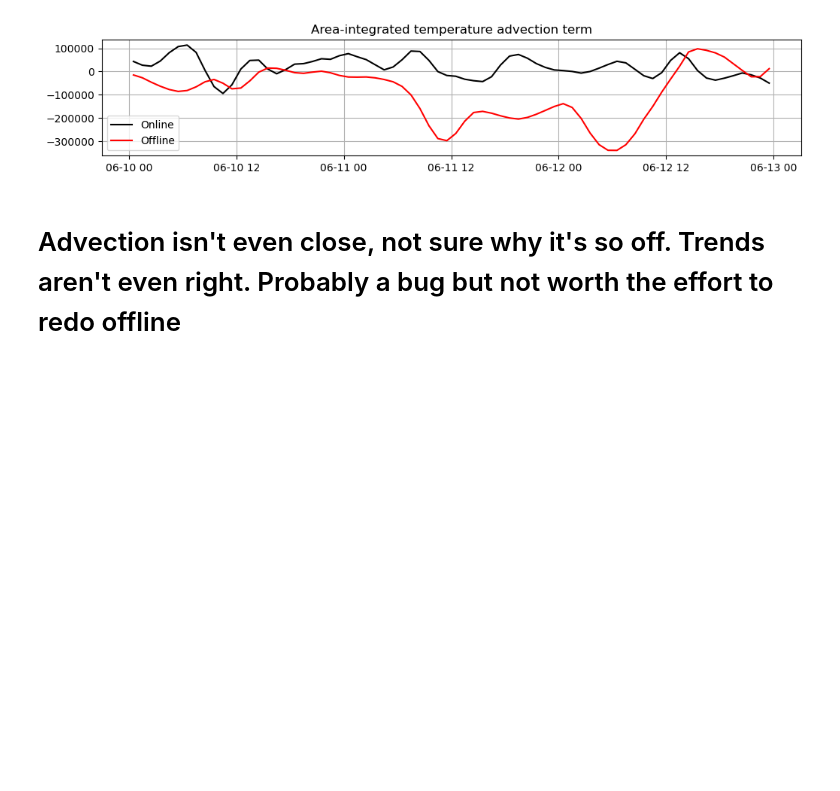
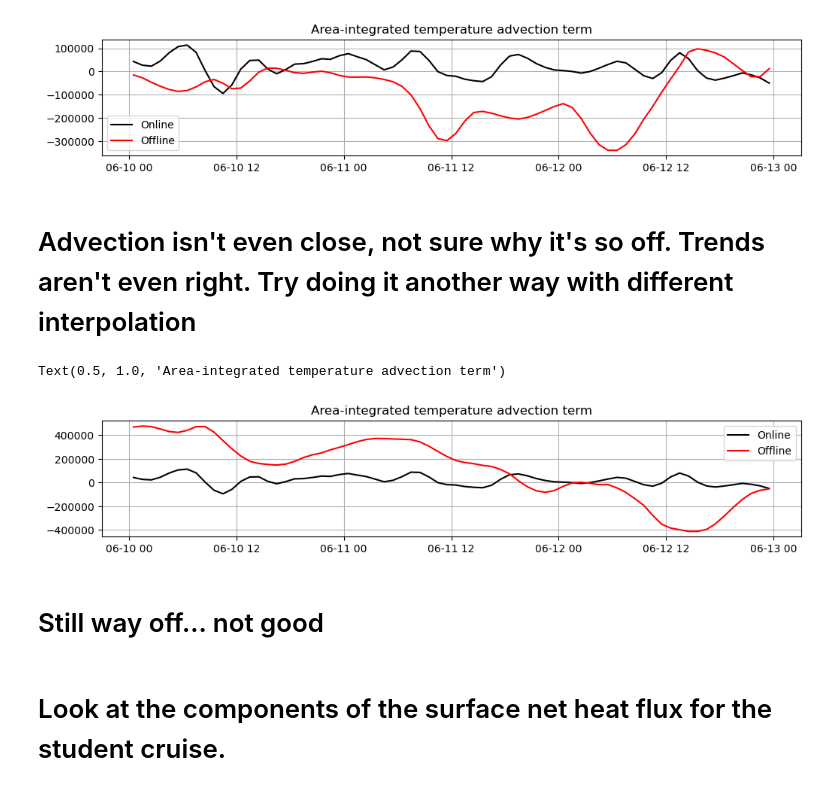
Before and after one commit to dylanschlichting/sunrise_student_led, a Jupyter notebook: txla_model/heat_budget_diagnostics.ipynb, the cells around one changed output. Cells and saved outputs as stored; diff of their text form; code cells hidden in the pictures; blank space fills up the shorter version.

```diff
--- a/txla_model/heat_budget_diagnostics.ipynb
+++ b/txla_model/heat_budget_diagnostics.ipynb
@@ -432,4 +435,43 @@ ax.set_title('Area-integrated temperature advection term')
 Text(0.5, 1.0, 'Area-integrated temperature advection term')
 [figure]
 # %% [markdown]
-# Advection isn't even close, not sure why it's so off. Trends aren't even right. Probably a bug but not worth the effort to redo offline
+# Advection isn't even close, not sure why it's so off. Trends aren't even right. Try doing it another way with different interpolation
+# %%
+dydzt = grida[0].interp((dsa[0].dy*dsa[0].dz*dsa[0].temp).where(box), 'X')
+dxdzt = grida[0].interp((dsa[0].dx*dsa[0].dz*dsa[0].temp).where(box), 'Y')
+utflux = (dydzt*dsa[0].u).sel(ocean_time=tslice)
+vtflux = (dxdzt*dsa[0].v).sel(ocean_time=tslice)
+
+uflux = utflux.isel(eta_rho = etaslice, xi_u = slice(xislice.start-1, xislice.stop))
+vflux = vtflux.isel(eta_v = slice(etaslice.start-1, etaslice.stop), xi_rho = xislice)
+
+QtW = uflux.isel(xi_u = 0) #West
+QtE = uflux.isel(xi_u = -1) #East
+QtN = vflux.isel(eta_v = -1) #North
+QtS = vflux.isel(eta_v = 0) #South
+
+#Name individual components in case histograms are made, which require the variables be named
+QtW.name = 'QW'
+QtE.name = 'QE'
+QtN.name = 'QN'
+QtS.name = 'QS'
+
+Qtds = xr.merge([QtW, QtE, QtN, QtS], compat='override')
+
+tadv_of = (-(Qtds.QW.sum(['eta_rho', 's_rho'])-Qtds.QE.sum(['eta_rho', 's_rho']) \
+                 +Qtds.QS.sum(['xi_rho', 's_rho'])-Qtds.QN.sum(['xi_rho', 's_rho']))).load()
+# %%
+fig, ax = plt.subplots(1,1, figsize = (12,2))
+
+ax.plot(T_adv.ocean_time, T_adv, label = 'Online', lw = 1.5, c = 'k')
+ax.plot(T_adv.ocean_time, tadv_of, label = 'Offline', lw = 1.5, c = 'r')
+ax.legend()
+ax.grid()
+ax.set_title('Area-integrated temperature advection term')
+# %% [output]
+Text(0.5, 1.0, 'Area-integrated temperature advection term')
+[figure, added]
+# %% [markdown]
+# Still way off... not good
+# %% [markdown]
+# Look at the components of the surface net heat flux for the student cruise.
```
Also changed, not shown: parts of 8 cells of this notebook.
